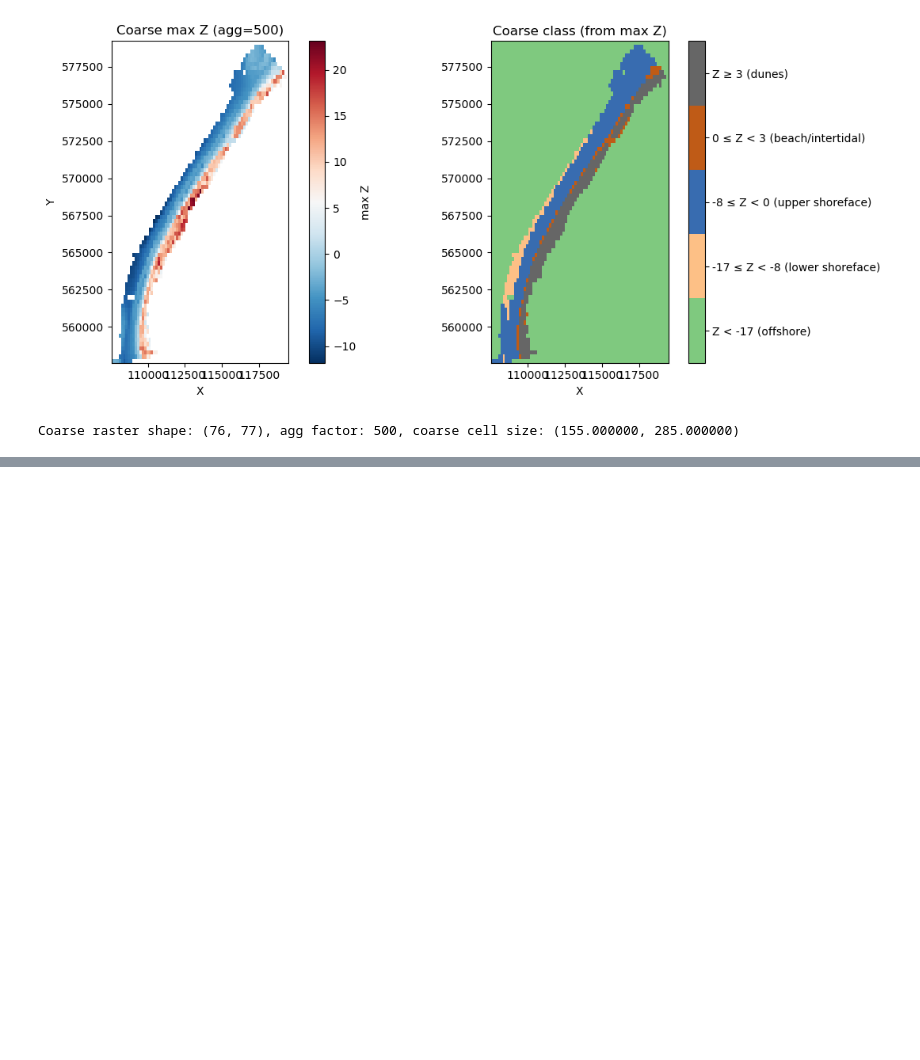
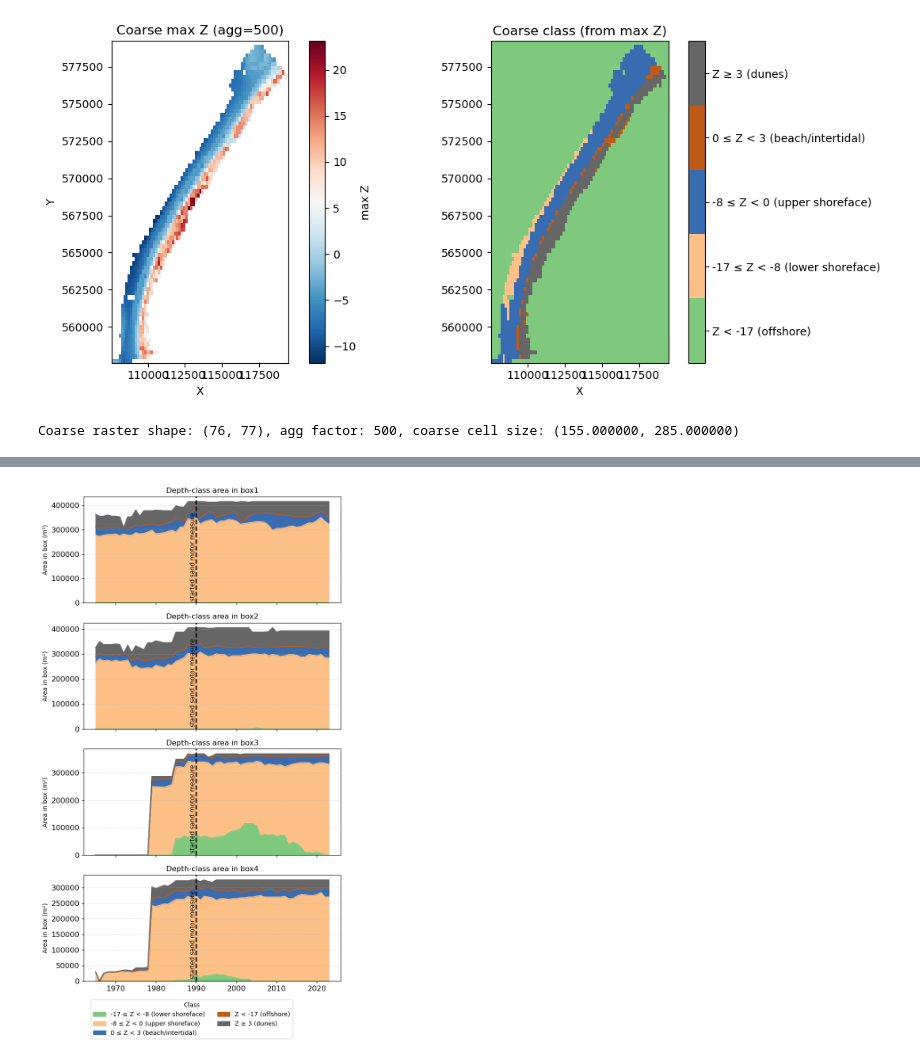
Before and after one commit to movephutthaphaiboon/model-based-water-systems-assessment, a Jupyter notebook: coastal_lab/coast-evolution-cleaned.ipynb, the cells around one changed output, grey strips where cells are left out. Drawn from its saved outputs; the diff is of its cells as text; code cells hidden in the pictures; blank space fills up the shorter version.

```diff
--- a/coastal_lab/coast-evolution-cleaned.ipynb
+++ b/coastal_lab/coast-evolution-cleaned.ipynb
@@ -1421,0 +1588,5 @@ NameError: name 'df_box' is not defined
+# %%
+# pixel_counts_combined by cell area to get area in m^2
+cell_area = x_size * y_size # m^2
+area_combined = pixel_counts_combined * cell_area
+area_combined
@@ -1421,0 +1612,58 @@ NameError: name 'df_box' is not defined
+# %%
+# 4 rows x 1 column: area plots for box1, box2, box3, box4 (use area_combined)
+boxes = ['box1', 'box2', 'box3', 'box4']
+fig, axes = plt.subplots(4, 1, figsize=(7, 12), sharex=True)
+axes = np.array(axes).ravel()
+
+# determine classes (use box1 as canonical order if present)
+if not area_combined.empty and 'box1' in area_combined.columns.levels[0]:
+    classes = list(area_combined['box1'].columns)
+elif not area_combined.empty:
+    classes = list(area_combined.columns.levels[1])
+else:
+    classes = []
+
+n_classes = max(len(classes), 1)
+
+# pick discrete colors (reuse cmap_disc if available)
+try:
+    cmap_disc_use = cmap_disc
+except NameError:
+    cmap_disc_use = plt.get_cmap('Accent', n_classes)
+colors = cmap_disc_use(np.linspace(0, 1, n_classes))
+
+for ax, b in zip(axes, boxes):
+    if area_combined.empty or b not in area_combined.columns.levels[0]:
+        ax.text(0.5, 0.5, f'No data for {b}', ha='center', va='center')
+        ax.set_title(f'{b} (missing)')
+        ax.set_yticks([])
+        continue
+
+    dfb = area_combined[b].sort_index()
+    # ensure column order matches classes and fill missing with 0
+    dfb = dfb.reindex(columns=classes).fillna(0)
+
+    # pass the same colors to the plotting routine so legend matches
+    dfb.plot.area(ax=ax, legend=False, color=colors[:len(dfb.columns)])
+    ax.set_ylabel("Area in box (m²)")
+    ax.set_title(f"Depth-class area in {b}")
+    ax.set_ylim(bottom=0)
+    ax.grid(axis='y', linestyle='--', alpha=0.4)
+    ax.tick_params(axis='x', rotation=0)
+    ax.tick_params(axis='y', labelsize=12)
+    ax.tick_params(axis='x', labelsize=12)
+
+    # add vertical line at 1990; label 'started filling sand motor'
+    ax.axvline(x=1990, color='black', linestyle='--', linewidth=2)
+    ax.text(1990, ax.get_ylim()[1]*0.02, 'started sand motor measure',
+            color='black', fontsize=10, ha='right', va='bottom', rotation=90)
+
+# common legend (bottom)
+handles = [mpatches.Patch(color=colors[i % len(colors)], label=str(classes[i])) for i in range(len(classes))]
+ncol = 2
+fig.legend(handles=handles, title='Class', loc='lower center', bbox_to_anchor=(0.5, -0.05), ncol=ncol)
+
+plt.tight_layout(rect=(0, 0.03, 1, 1))
+plt.show()
+# %% [output]
+[figure, added]
```
Also changed, not shown: parts of 11 cells of this notebook.
